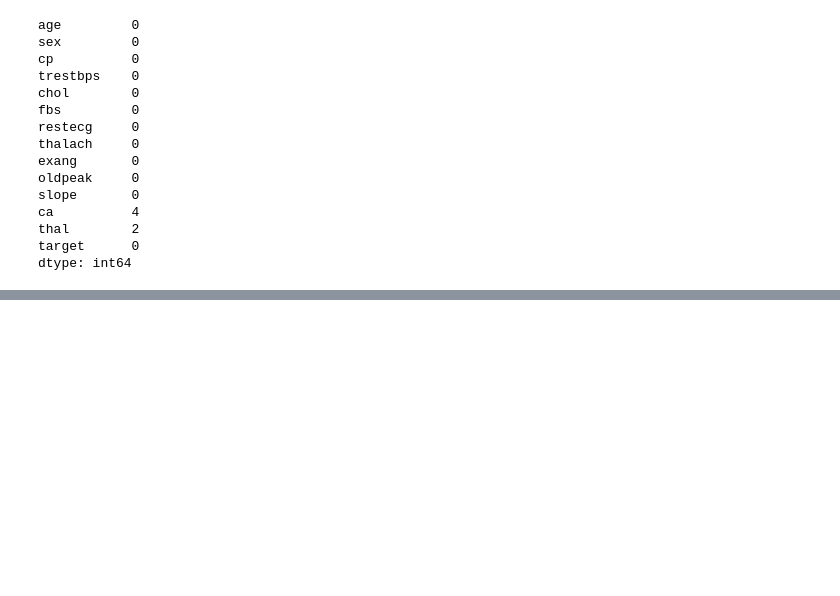
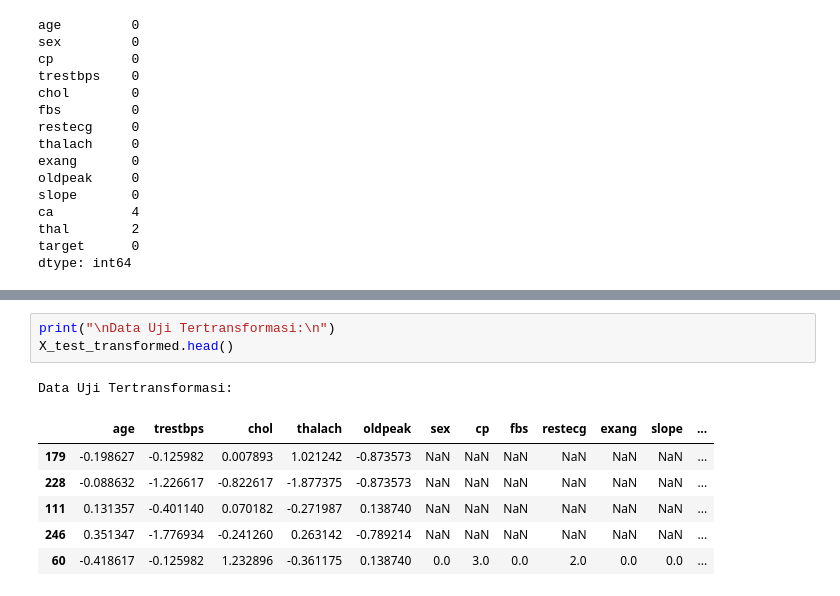
Before and after one commit to hendrowunga/ML-Learning-Path, a Jupyter notebook: Mesin_Learning/USIP2/demo.ipynb, the cells around one changed output, grey strips where cells are left out. Cells and saved outputs as stored; diff of their text form; blank space fills up the shorter version.

```diff
--- a/Mesin_Learning/USIP2/demo.ipynb
+++ b/Mesin_Learning/USIP2/demo.ipynb
@@ -81,0 +177,11 @@ df.describe()
+# %%
+print("\nData Uji Tertransformasi:\n")
+X_test_transformed.head()
+# %% [output]
+Data Uji Tertransformasi:
+|  | age | trestbps | chol | thalach | oldpeak | sex | cp | fbs | restecg | exang | slope | ... |
+| 179 | -0.198627 | -0.125982 | 0.007893 | 1.021242 | -0.873573 | NaN | NaN | NaN | NaN | NaN | NaN | ... |
+| 228 | -0.088632 | -1.226617 | -0.822617 | -1.877375 | -0.873573 | NaN | NaN | NaN | NaN | NaN | NaN | ... |
+| 111 | 0.131357 | -0.401140 | 0.070182 | -0.271987 | 0.138740 | NaN | NaN | NaN | NaN | NaN | NaN | ... |
+| 246 | 0.351347 | -1.776934 | -0.241260 | 0.263142 | -0.789214 | NaN | NaN | NaN | NaN | NaN | NaN | ... |
+| 60 | -0.418617 | -0.125982 | 1.232896 | -0.361175 | 0.138740 | 0.0 | 3.0 | 0.0 | 2.0 | 0.0 | 0.0 | ... |
```
Also changed, not shown: parts of 20 cells of this notebook.
